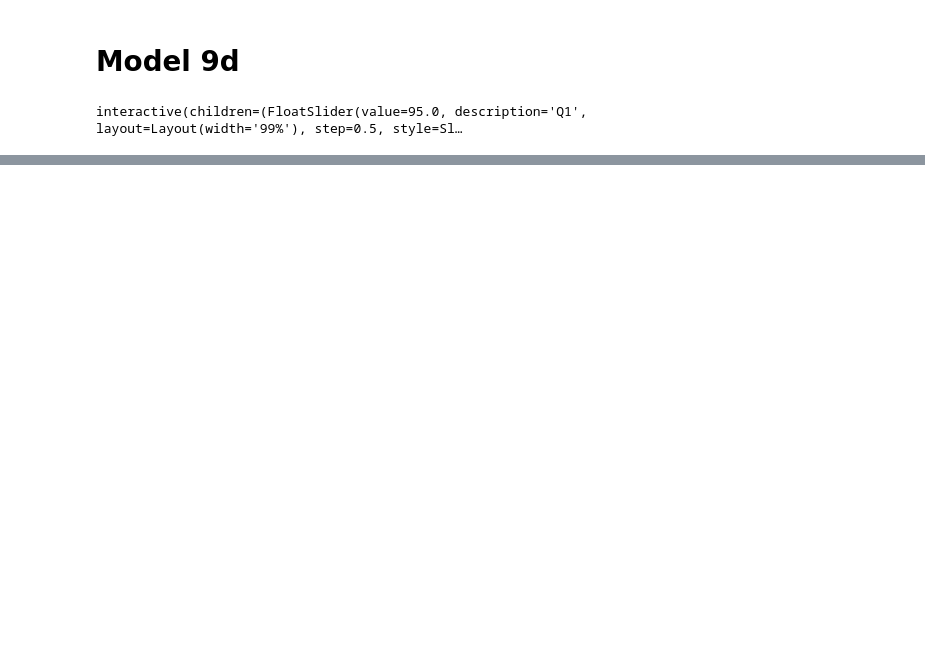
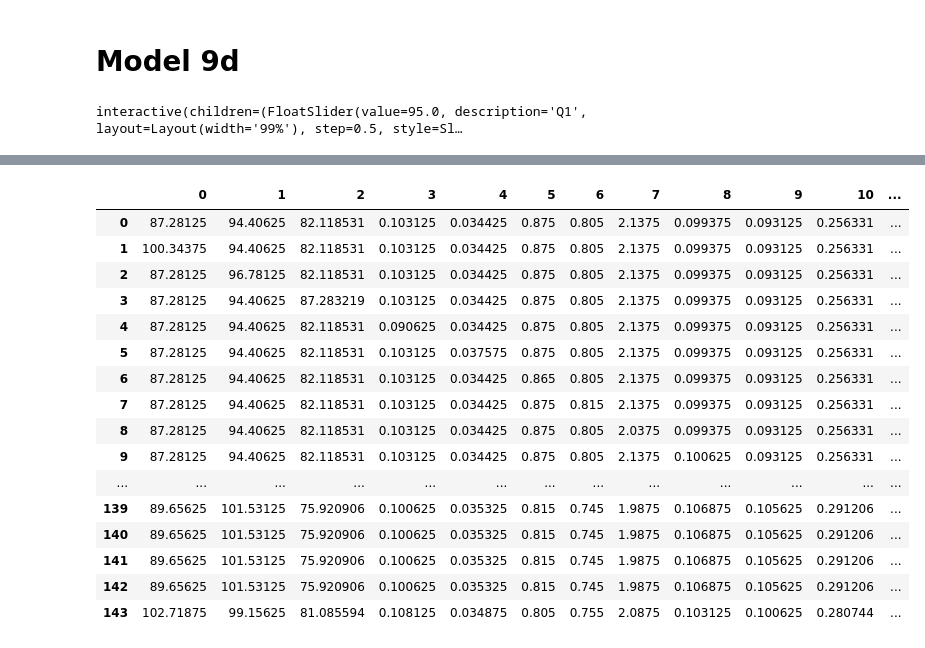
Before and after one commit to kurocho/ISZ, a Jupyter notebook: notebook.ipynb, the cells around one changed output, grey strips where cells are left out. Cells and saved outputs as stored; diff of their text form; code cells hidden in the pictures; blank space fills up the shorter version.

```diff
--- a/notebook.ipynb
+++ b/notebook.ipynb
@@ -260,0 +289,35 @@ interactive(children=(FloatSlider(value=95.0, description='Q1', layout=Layout(wi
+# %%
+params_start = [95, 95, 82.635, 0.1, 0.036, 0.8, 0.8, 2, 0.1, 0.1, 9.3*0.03, 1, 0.3, 5, 0.8, 200]
+params_90 = [x * 0.9 for x in params_start]
+params_110 = [x * 1.1 for x in params_start]
+problem = {
+    'num_vars': 16,
+    'names': ['Q1', 'Q2', 'Q3', 'ALPHA_R','ALPHA_P','ALPHA_M','ALPHA_F','ALPHA_INV','T_WAGE','T_EMPL','A','LAMBDA','Y_SAVE','T_DEP','G_MAX','L_MAX'],
+    'bounds': list(map(list, zip(params_90,params_110)))
+}
+# %%
+param_values = saltelli.sample(problem=problem, N=8, calc_second_order=False)
+# %%
+import pandas as pd
+
+df = pd.DataFrame(param_values)
+pd.set_option('display.max_rows', df.shape[0]+1)
+df.head(1000)
+# %% [output]
+|  | 0 | 1 | 2 | 3 | 4 | 5 | 6 | 7 | 8 | 9 | 10 | ... |
+| 0 | 87.28125 | 94.40625 | 82.118531 | 0.103125 | 0.034425 | 0.875 | 0.805 | 2.1375 | 0.099375 | 0.093125 | 0.256331 | ... |
+| 1 | 100.34375 | 94.40625 | 82.118531 | 0.103125 | 0.034425 | 0.875 | 0.805 | 2.1375 | 0.099375 | 0.093125 | 0.256331 | ... |
+| 2 | 87.28125 | 96.78125 | 82.118531 | 0.103125 | 0.034425 | 0.875 | 0.805 | 2.1375 | 0.099375 | 0.093125 | 0.256331 | ... |
+| 3 | 87.28125 | 94.40625 | 87.283219 | 0.103125 | 0.034425 | 0.875 | 0.805 | 2.1375 | 0.099375 | 0.093125 | 0.256331 | ... |
+| 4 | 87.28125 | 94.40625 | 82.118531 | 0.090625 | 0.034425 | 0.875 | 0.805 | 2.1375 | 0.099375 | 0.093125 | 0.256331 | ... |
+| 5 | 87.28125 | 94.40625 | 82.118531 | 0.103125 | 0.037575 | 0.875 | 0.805 | 2.1375 | 0.099375 | 0.093125 | 0.256331 | ... |
+| 6 | 87.28125 | 94.40625 | 82.118531 | 0.103125 | 0.034425 | 0.865 | 0.805 | 2.1375 | 0.099375 | 0.093125 | 0.256331 | ... |
+| 7 | 87.28125 | 94.40625 | 82.118531 | 0.103125 | 0.034425 | 0.875 | 0.815 | 2.1375 | 0.099375 | 0.093125 | 0.256331 | ... |
+| 8 | 87.28125 | 94.40625 | 82.118531 | 0.103125 | 0.034425 | 0.875 | 0.805 | 2.0375 | 0.099375 | 0.093125 | 0.256331 | ... |
+| 9 | 87.28125 | 94.40625 | 82.118531 | 0.103125 | 0.034425 | 0.875 | 0.805 | 2.1375 | 0.100625 | 0.093125 | 0.256331 | ... |
+| ... | ... | ... | ... | ... | ... | ... | ... | ... | ... | ... | ... | ... |
+| 139 | 89.65625 | 101.53125 | 75.920906 | 0.100625 | 0.035325 | 0.815 | 0.745 | 1.9875 | 0.106875 | 0.105625 | 0.291206 | ... |
+| 140 | 89.65625 | 101.53125 | 75.920906 | 0.100625 | 0.035325 | 0.815 | 0.745 | 1.9875 | 0.106875 | 0.105625 | 0.291206 | ... |
+| 141 | 89.65625 | 101.53125 | 75.920906 | 0.100625 | 0.035325 | 0.815 | 0.745 | 1.9875 | 0.106875 | 0.105625 | 0.291206 | ... |
+| 142 | 89.65625 | 101.53125 | 75.920906 | 0.100625 | 0.035325 | 0.815 | 0.745 | 1.9875 | 0.106875 | 0.105625 | 0.291206 | ... |
+| 143 | 102.71875 | 99.15625 | 81.085594 | 0.108125 | 0.034875 | 0.805 | 0.755 | 2.0875 | 0.103125 | 0.100625 | 0.280744 | ... |
```
Also changed, not shown: parts of 14 cells of this notebook.
